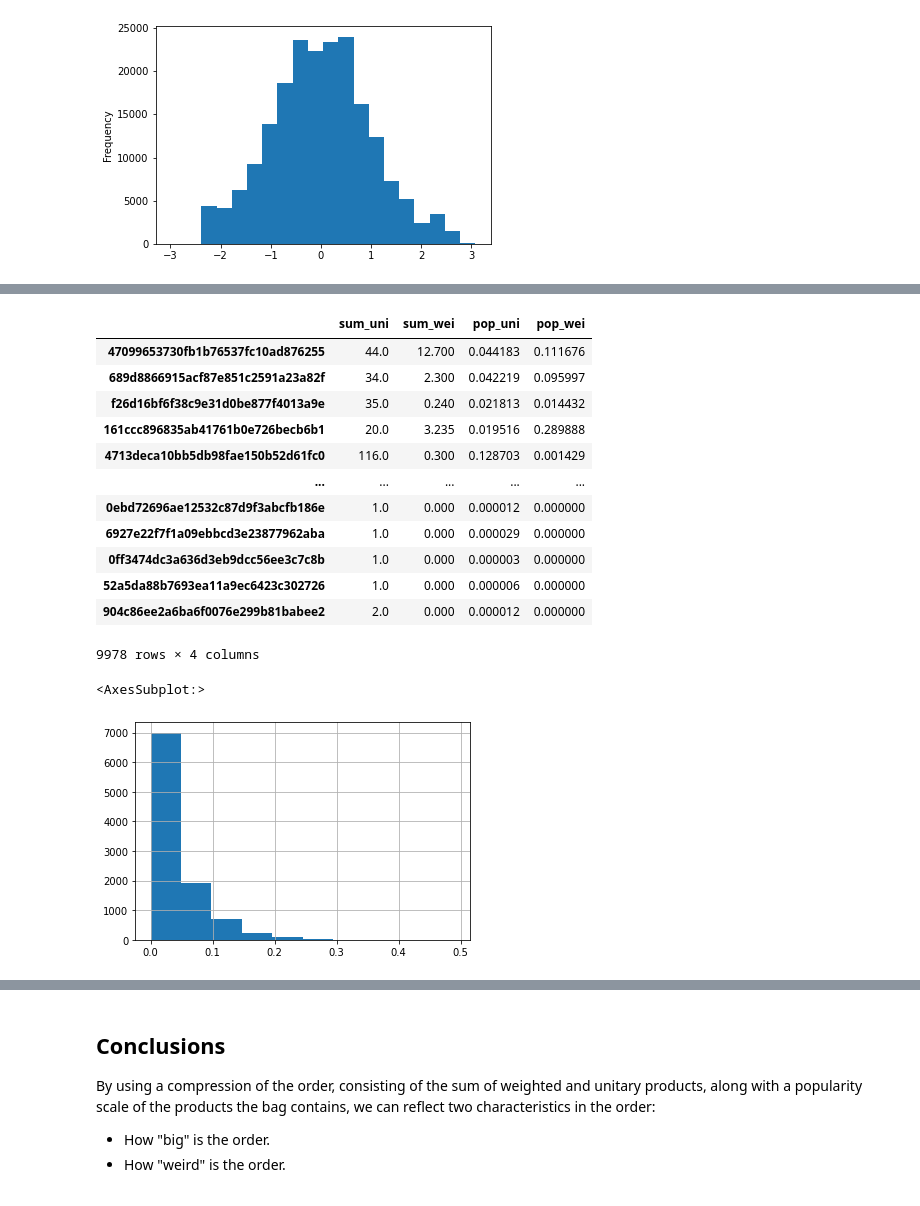
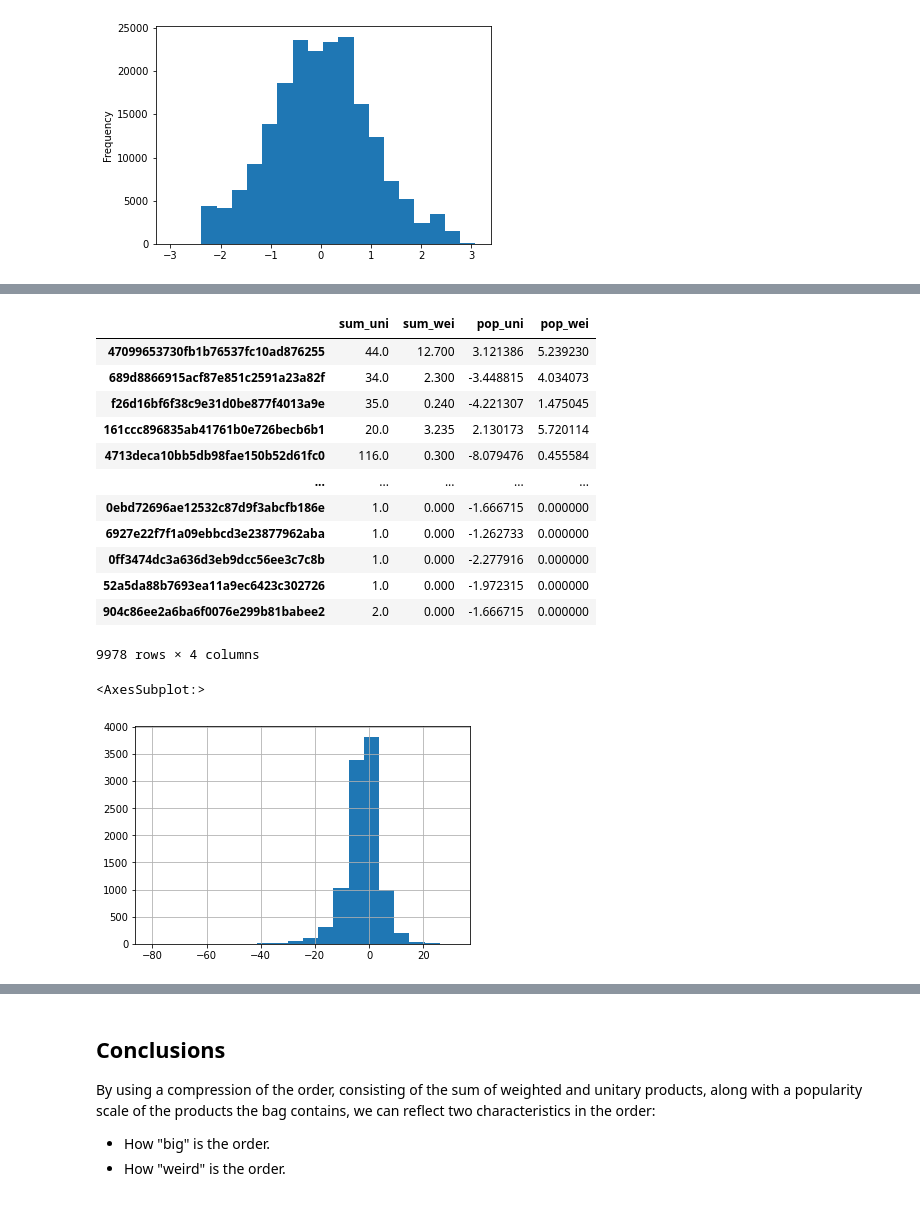
Before and after one commit to harrisonford/cornershop_estimator, a Jupyter notebook: 02_OrderProducts.ipynb, the cells around one changed output, grey strips where cells are left out. Drawn from its saved outputs; the diff is of its cells as text; code cells hidden in the pictures.

Commit message:
changed product popularity to z-scored

```diff
--- a/02_OrderProducts.ipynb
+++ b/02_OrderProducts.ipynb
@@ -134,0 +137,4 @@ everything for the order_id, let's check it out.
+# %%
+# change popularity for zscore(log(popularity))
+order_products['weighted_popularity'] = zscore_popularity
+order_products
@@ -154,22 +174,22 @@ compressed_orders = pd.DataFrame.from_dict(orders_dict, orient='index', columns=
 compressed_orders
 # %% [output]
 |  | sum_uni | sum_wei | pop_uni | pop_wei |
-| 47099653730fb1b76537fc10ad876255 | 44.0 | 12.700 | 0.044183 | 0.111676 |
-| 689d8866915acf87e851c2591a23a82f | 34.0 | 2.300 | 0.042219 | 0.095997 |
-| f26d16bf6f38c9e31d0be877f4013a9e | 35.0 | 0.240 | 0.021813 | 0.014432 |
-| 161ccc896835ab41761b0e726becb6b1 | 20.0 | 3.235 | 0.019516 | 0.289888 |
-| 4713deca10bb5db98fae150b52d61fc0 | 116.0 | 0.300 | 0.128703 | 0.001429 |
+| 47099653730fb1b76537fc10ad876255 | 44.0 | 12.700 | 3.121386 | 5.239230 |
+| 689d8866915acf87e851c2591a23a82f | 34.0 | 2.300 | -3.448815 | 4.034073 |
+| f26d16bf6f38c9e31d0be877f4013a9e | 35.0 | 0.240 | -4.221307 | 1.475045 |
+| 161ccc896835ab41761b0e726becb6b1 | 20.0 | 3.235 | 2.130173 | 5.720114 |
+| 4713deca10bb5db98fae150b52d61fc0 | 116.0 | 0.300 | -8.079476 | 0.455584 |
 | ... | ... | ... | ... | ... |
-| 0ebd72696ae12532c87d9f3abcfb186e | 1.0 | 0.000 | 0.000012 | 0.000000 |
-| 6927e22f7f1a09ebbcd3e23877962aba | 1.0 | 0.000 | 0.000029 | 0.000000 |
-| 0ff3474dc3a636d3eb9dcc56ee3c7c8b | 1.0 | 0.000 | 0.000003 | 0.000000 |
-| 52a5da88b7693ea11a9ec6423c302726 | 1.0 | 0.000 | 0.000006 | 0.000000 |
-| 904c86ee2a6ba6f0076e299b81babee2 | 2.0 | 0.000 | 0.000012 | 0.000000 |
+| 0ebd72696ae12532c87d9f3abcfb186e | 1.0 | 0.000 | -1.666715 | 0.000000 |
+| 6927e22f7f1a09ebbcd3e23877962aba | 1.0 | 0.000 | -1.262733 | 0.000000 |
+| 0ff3474dc3a636d3eb9dcc56ee3c7c8b | 1.0 | 0.000 | -2.277916 | 0.000000 |
+| 52a5da88b7693ea11a9ec6423c302726 | 1.0 | 0.000 | -1.972315 | 0.000000 |
+| 904c86ee2a6ba6f0076e299b81babee2 | 2.0 | 0.000 | -1.666715 | 0.000000 |
 9978 rows × 4 columns
 # %%
 # let's check the distribution of summed popularity
-compressed_orders['pop_uni'].hist()
+compressed_orders['pop_uni'].hist(bins=20)
 # %% [output]
 <AxesSubplot:>
-[figure, old version]
+[figure, new version]
 # %%
```
Also changed, not shown: parts of 7 cells of this notebook, 1 other file.
